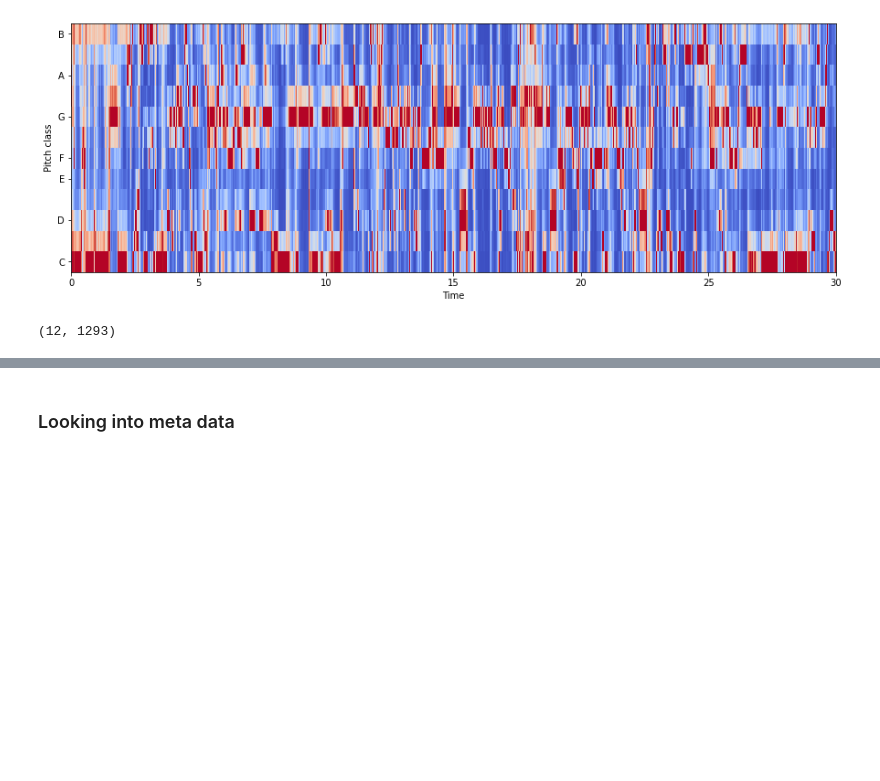
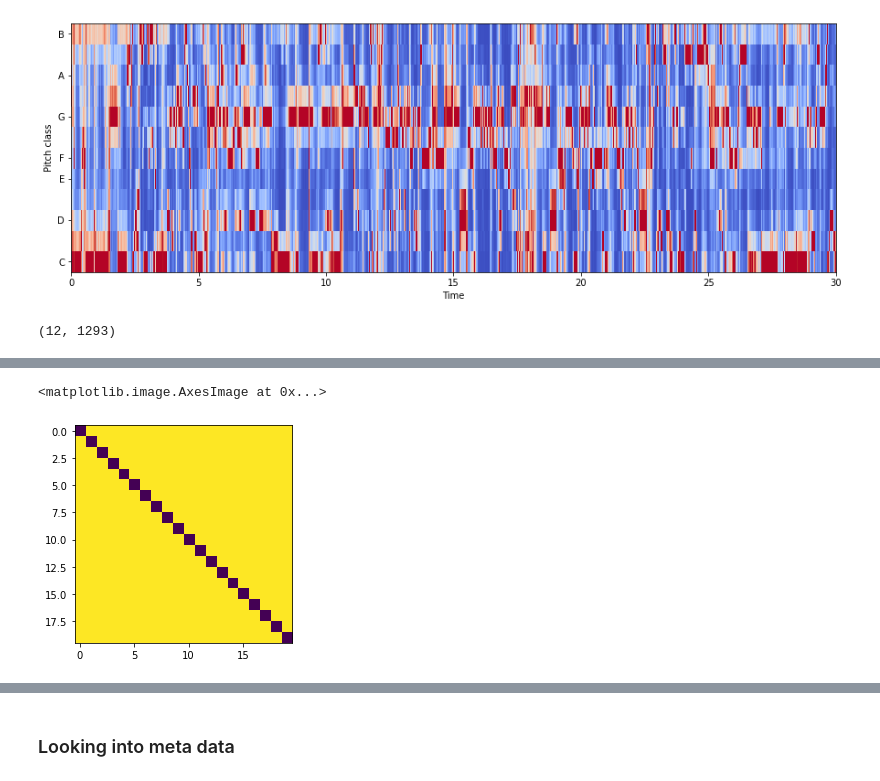
Before and after one commit to Nihal-Srivastava05/Music-Genre-Classification-GTZAN, a Jupyter notebook: Notebooks/EDA.ipynb, the cells around one changed output, grey strips where cells are left out. Cells and saved outputs as stored; diff of their text form; code cells hidden in the pictures; blank space fills up the shorter version.

```diff
--- a/Notebooks/EDA.ipynb
+++ b/Notebooks/EDA.ipynb
@@ -117,0 +217,5 @@ chromagram.shape
+# %%
+plt.imshow(recurrence_plot(mfccs))
+# %% [output]
+<matplotlib.image.AxesImage at 0x...>
+[figure, added]
```
Also changed, not shown: parts of 32 cells of this notebook, 12 other files.
